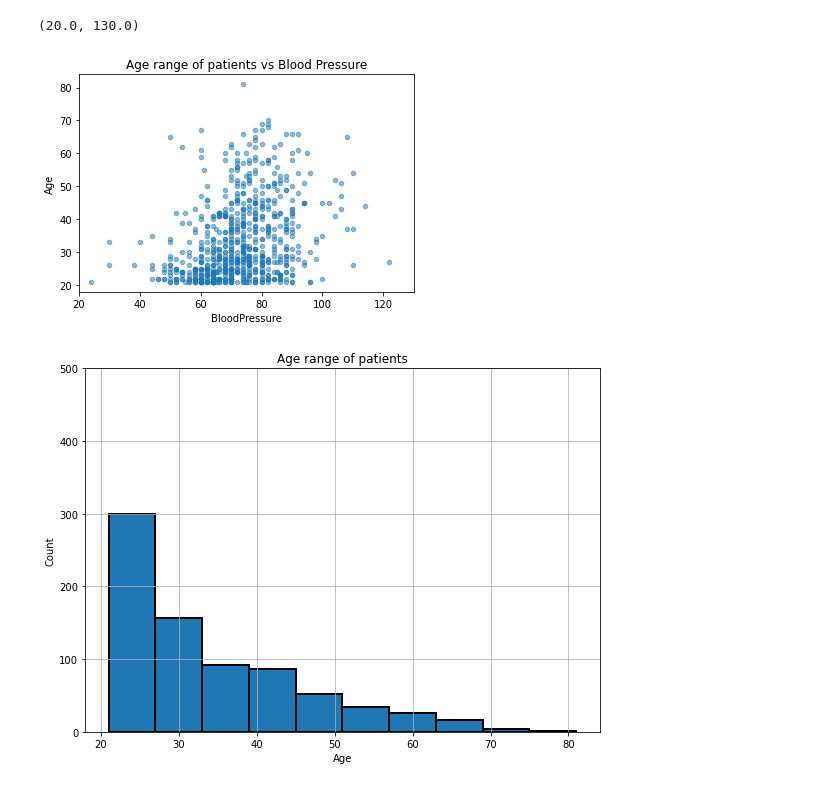
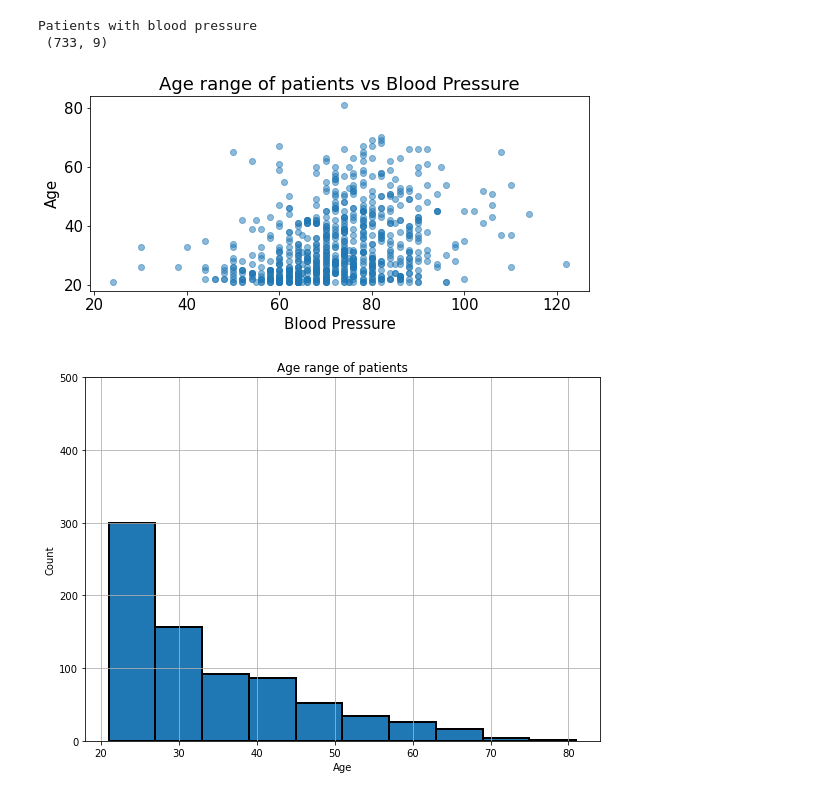
Before and after one commit to GokoshiJr/intro_machine_learning, a Jupyter notebook: intro.ipynb, the cells around one changed output. Saved outputs shown, nothing was run; the diff lists cells and outputs as text; code cells hidden in the pictures.

```diff
--- a/intro.ipynb
+++ b/intro.ipynb
@@ -1,26 +1,44 @@
 # %%
 import pandas as pd
 import matplotlib.pyplot as plt
 
 data = pd.read_csv('./data/diabetes.csv') # read in your CSV
 
 data.head() # get a sneak preview of the dataset
 
 data["Age"] # age feature
-data["Age"].shape # cantidad de registros
+data["Age"].shape # cantidad de registros filas x columnas
 data[["Age", "Insulin"]] # age and insulin feature
+data.dtypes # muestra el tipo de representacion de los datos
 
-data.dtypes # muestra el tipo de representacion de los datos
+# print("Número original de datapoints\n", data.shape) # filas x columnas
+# elimina cualquier valor faltante y remplazarlos hacia la variable de datos
+# data = data.dropna()
+
+# Comprueba la nueva forma (shape)
+# print("Número actualizado de datapoints\n", data.shape) # filas x columnas
+
+# Seleccionar las filas donde el valor es mayor a 0.
+data = data[data["BloodPressure"] > 0]
+print("Patients with blood pressure\n", data.shape) # Rows x Columns
 
 # los histogramas son generalmente buenos para obtener una distribucion de un feature
 # en cambio para casos mas avanzados de multiples distribuciones,los graficos de dispersion
 # extraordinariamente buenos para encontrar relaciones multidimensionales (entre dos features)
-ax = data.plot.scatter(x="BloodPressure", y="Age", alpha=0.5)
+
+plt.rcParams['font.size'] = 15
+f = plt.figure(figsize=(8,4))
+ax = f.add_subplot(1,1,1)
+ax.scatter(data["BloodPressure"],data["Age"],alpha=0.5)
+ax.set_xlabel("Blood Pressure")
+ax.set_ylabel("Age")
 ax.set_title("Age range of patients vs Blood Pressure")
-ax.set_xlim([20,130])
+f.tight_layout()
+# ax.set_xlim([20,130])
 # %% [output]
-(20.0, 130.0)
+Patients with blood pressure
+ (733, 9)
-[figure, old version]
+[figure, new version]
 # %%
 import pandas as pd
 import matplotlib.pyplot as plt
```
Also changed, not shown: parts of 4 cells of this notebook.
